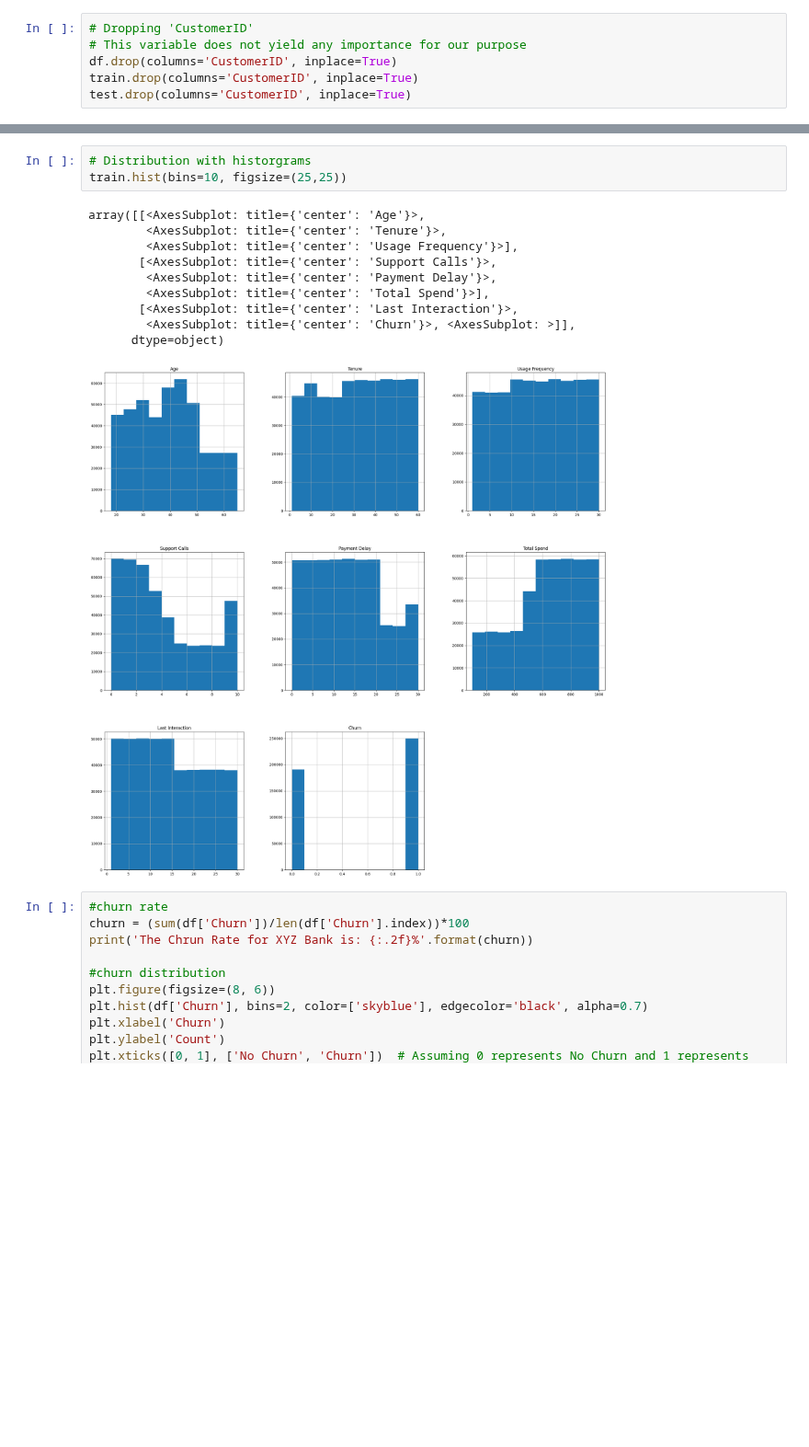
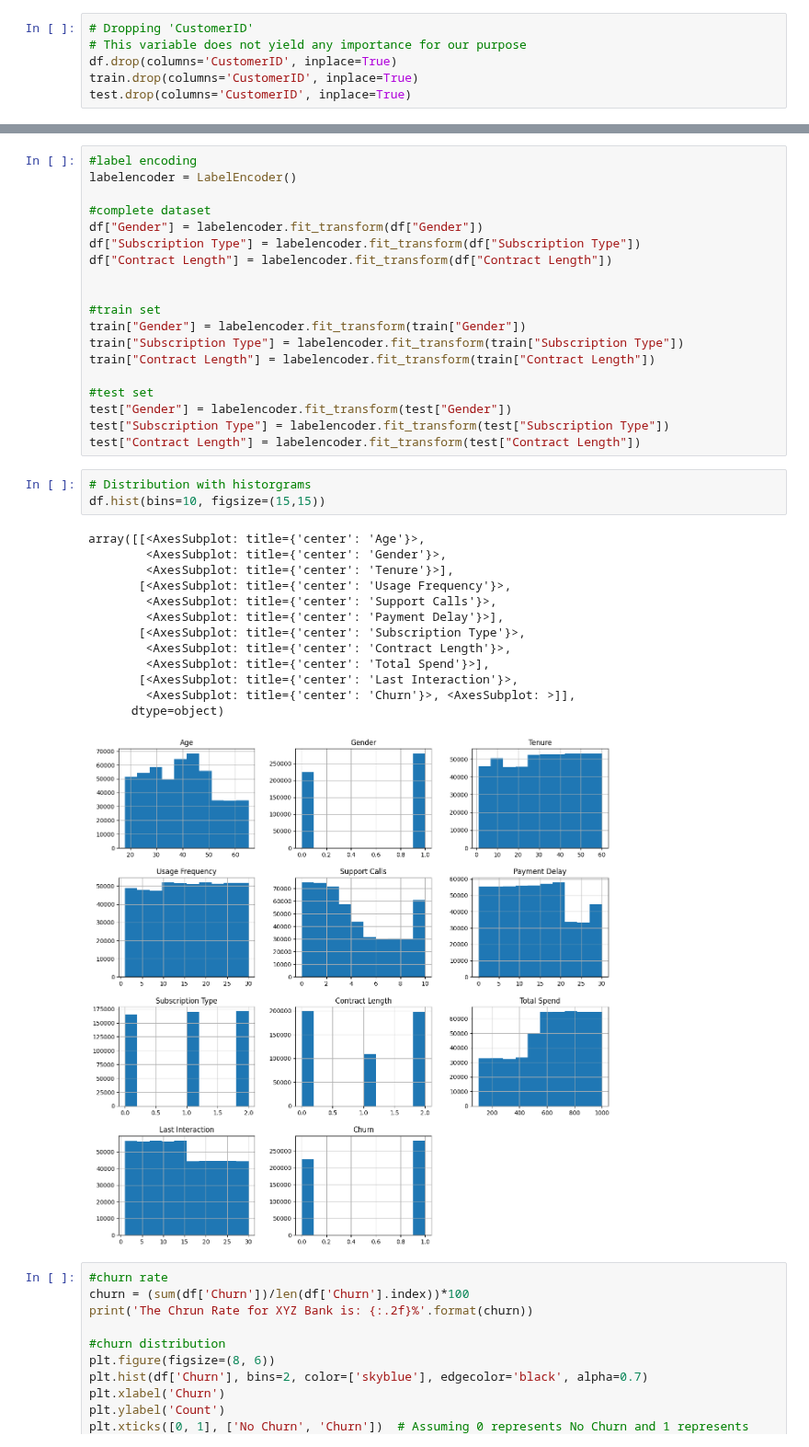
Before and after one commit to Johannes3001/AppliedML_Assign.01, a Jupyter notebook: FinalCodes.ipynb, the cells around one changed output, grey strips where cells are left out. Shown at 92% size. Drawn from its saved outputs; the diff is of its cells as text; blank space fills up the shorter version.

```diff
--- a/FinalCodes.ipynb
+++ b/FinalCodes.ipynb
@@ -117,17 +126,39 @@ test.drop(columns='CustomerID', inplace=True)
+# %%
+#label encoding
+labelencoder = LabelEncoder()
+
+#complete dataset
+df["Gender"] = labelencoder.fit_transform(df["Gender"])
+df["Subscription Type"] = labelencoder.fit_transform(df["Subscription Type"])
+df["Contract Length"] = labelencoder.fit_transform(df["Contract Length"])
+
+
+#train set
+train["Gender"] = labelencoder.fit_transform(train["Gender"])
+train["Subscription Type"] = labelencoder.fit_transform(train["Subscription Type"])
+train["Contract Length"] = labelencoder.fit_transform(train["Contract Length"])
+
+#test set
+test["Gender"] = labelencoder.fit_transform(test["Gender"])
+test["Subscription Type"] = labelencoder.fit_transform(test["Subscription Type"])
+test["Contract Length"] = labelencoder.fit_transform(test["Contract Length"])
 # %%
 # Distribution with historgrams
-train.hist(bins=10, figsize=(25,25))
+df.hist(bins=10, figsize=(15,15))
 # %% [output]
 array([[<AxesSubplot: title={'center': 'Age'}>,
-        <AxesSubplot: title={'center': 'Tenure'}>,
-        <AxesSubplot: title={'center': 'Usage Frequency'}>],
-       [<AxesSubplot: title={'center': 'Support Calls'}>,
-        <AxesSubplot: title={'center': 'Payment Delay'}>,
+        <AxesSubplot: title={'center': 'Gender'}>,
+        <AxesSubplot: title={'center': 'Tenure'}>],
+       [<AxesSubplot: title={'center': 'Usage Frequency'}>,
+        <AxesSubplot: title={'center': 'Support Calls'}>,
+        <AxesSubplot: title={'center': 'Payment Delay'}>],
+       [<AxesSubplot: title={'center': 'Subscription Type'}>,
+        <AxesSubplot: title={'center': 'Contract Length'}>,
         <AxesSubplot: title={'center': 'Total Spend'}>],
        [<AxesSubplot: title={'center': 'Last Interaction'}>,
         <AxesSubplot: title={'center': 'Churn'}>, <AxesSubplot: >]],
       dtype=object)
-[figure, old version]
+[figure, new version]
 # %%
 #churn rate
 churn = (sum(df['Churn'])/len(df['Churn'].index))*100
```
Also changed, not shown: parts of 8 cells of this notebook.
